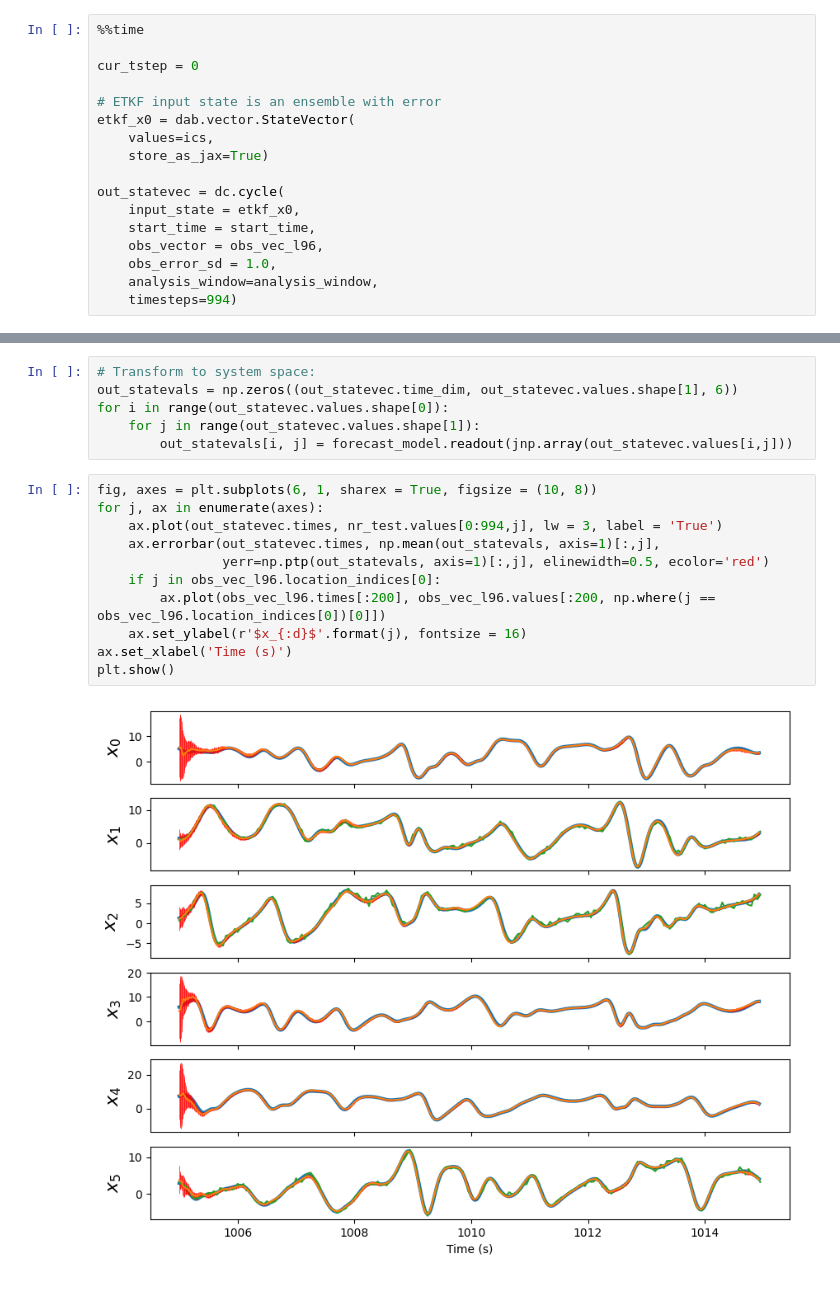
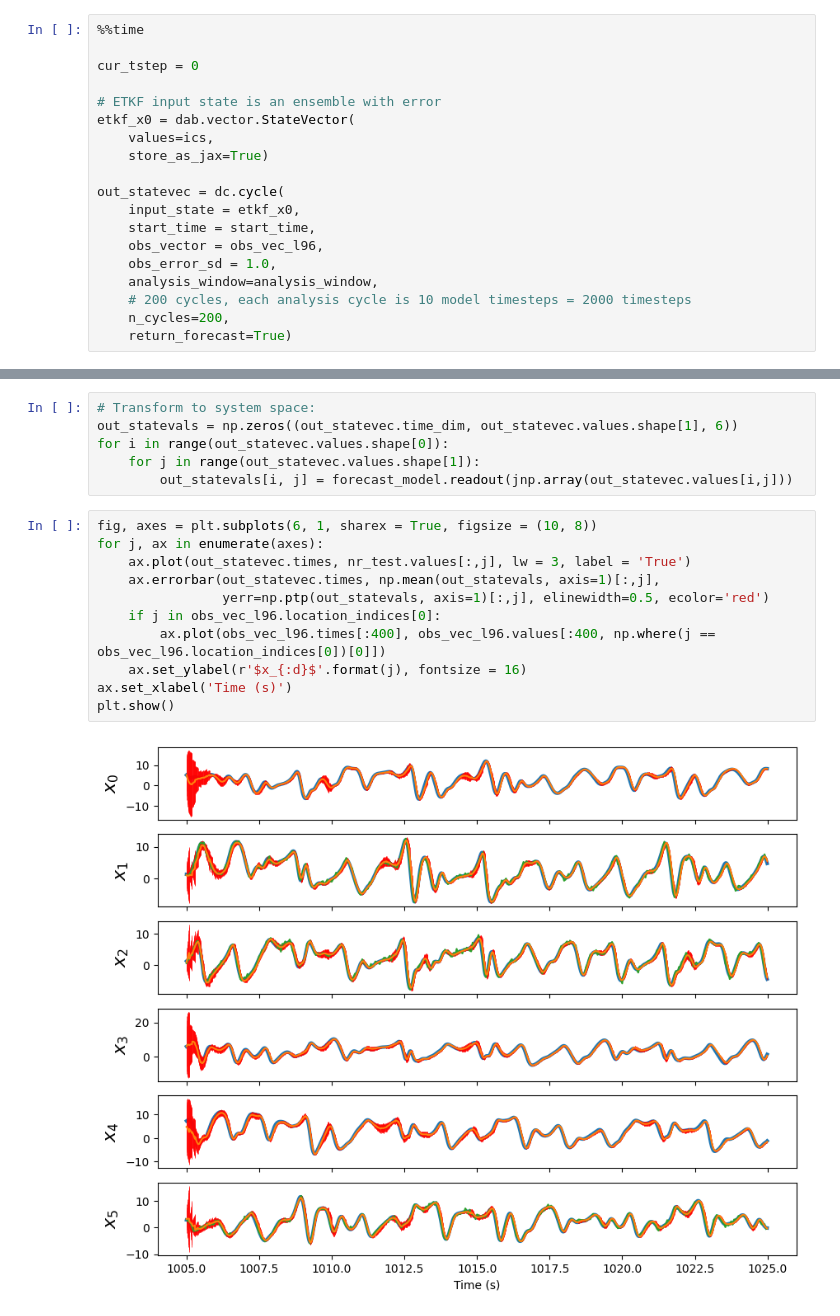
Before and after one commit to StevePny/DataAssimBench-Examples, a Jupyter notebook: examples/da_cycler/3-ETKF-Lorenz96-ReservoirComputing.ipynb, the cells around one changed output, grey strips where cells are left out. Drawn from its saved outputs; the diff is of its cells as text.

```diff
--- a/examples/da_cycler/3-ETKF-Lorenz96-ReservoirComputing.ipynb
+++ b/examples/da_cycler/3-ETKF-Lorenz96-ReservoirComputing.ipynb
@@ -134,5 +134,7 @@ out_statevec = dc.cycle(
     obs_vector = obs_vec_l96,
     obs_error_sd = 1.0,
     analysis_window=analysis_window,
-    timesteps=994)
+    # 200 cycles, each analysis cycle is 10 model timesteps = 2000 timesteps
+    n_cycles=200,
+    return_forecast=True)
 # %% [output]
@@ -149,13 +151,13 @@ for i in range(out_statevec.values.shape[0]):
 # %%
 fig, axes = plt.subplots(6, 1, sharex = True, figsize = (10, 8))
 for j, ax in enumerate(axes):
-    ax.plot(out_statevec.times, nr_test.values[0:994,j], lw = 3, label = 'True')
+    ax.plot(out_statevec.times, nr_test.values[:,j], lw = 3, label = 'True')
     ax.errorbar(out_statevec.times, np.mean(out_statevals, axis=1)[:,j],
                 yerr=np.ptp(out_statevals, axis=1)[:,j], elinewidth=0.5, ecolor='red')
     if j in obs_vec_l96.location_indices[0]:
-        ax.plot(obs_vec_l96.times[:200], obs_vec_l96.values[:200, np.where(j == obs_vec_l96.location_indices[0])[0]])
+        ax.plot(obs_vec_l96.times[:400], obs_vec_l96.values[:400, np.where(j == obs_vec_l96.location_indices[0])[0]])
     ax.set_ylabel(r'$x_{:d}$'.format(j), fontsize = 16)
 ax.set_xlabel('Time (s)')
 plt.show()
 # %% [output]
-[figure, old version]
+[figure, new version]
```
Also changed, not shown: parts of 1 cell of this notebook.
